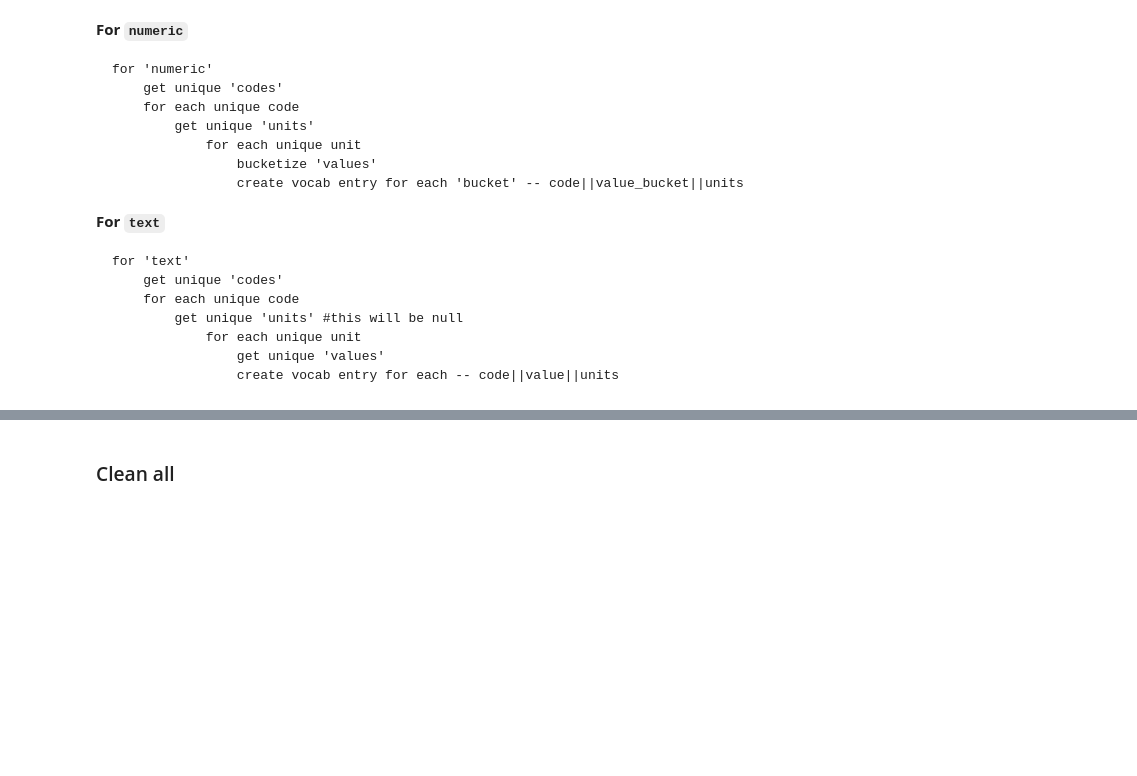
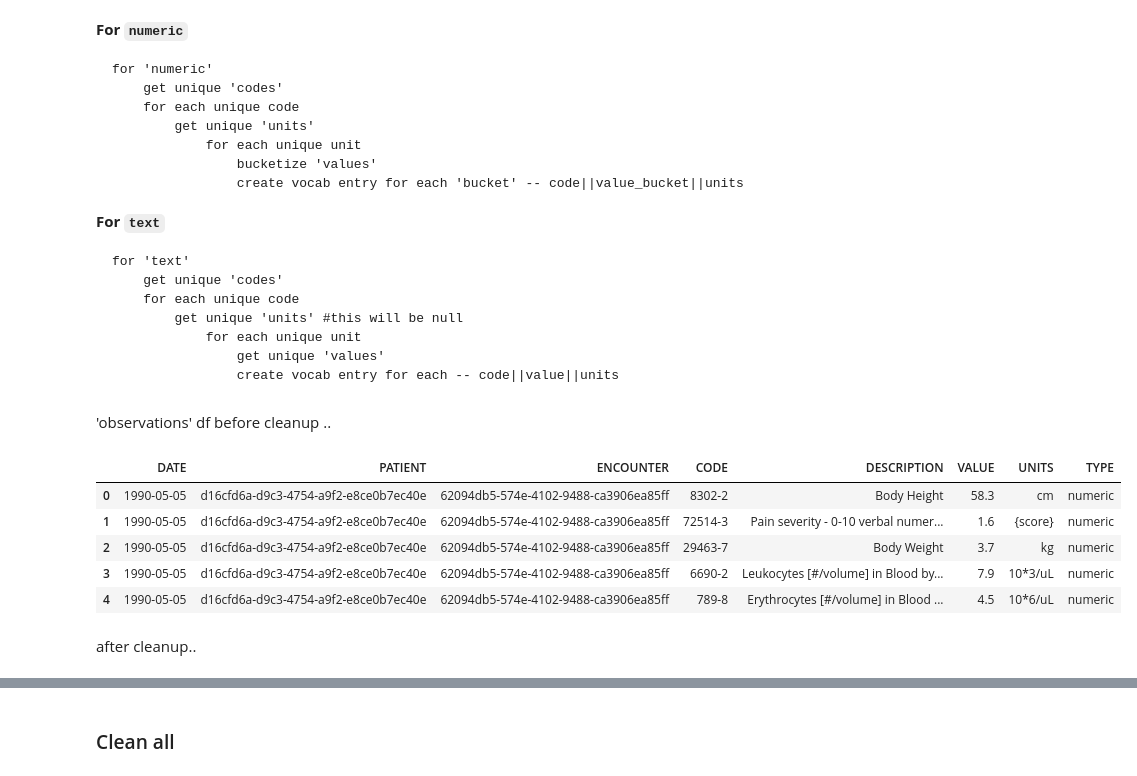
Before and after one commit to corazonlabs/lemonpie, a Jupyter notebook: 01_preprocessing_clean.ipynb, the cells around one changed output, grey strips where cells are left out. Cells and saved outputs as stored; diff of their text form; code cells hidden in the pictures; blank space fills up the shorter version.

````diff
--- a/01_preprocessing_clean.ipynb
+++ b/01_preprocessing_clean.ipynb
@@ -247,3 +296,14 @@ for 'text'
                 get unique 'values'
                 create vocab entry for each -- code||value||units
 ```
+# %% [markdown]
+'observations' df before cleanup ..
+# %%
+observations.head()
+# %% [output]
+|  | DATE | PATIENT | ENCOUNTER | CODE | DESCRIPTION | VALUE | UNITS | TYPE |
+| 0 | 1990-05-05 | d16cfd6a-d9c3-4754-a9f2-e8ce0b7ec40e | 62094db5-574e-4102-9488-ca3906ea85ff | 8302-2 | Body Height | 58.3 | cm | numeric |
+| 1 | 1990-05-05 | d16cfd6a-d9c3-4754-a9f2-e8ce0b7ec40e | 62094db5-574e-4102-9488-ca3906ea85ff | 72514-3 | Pain severity - 0-10 verbal numer... | 1.6 | {score} | numeric |
+| 2 | 1990-05-05 | d16cfd6a-d9c3-4754-a9f2-e8ce0b7ec40e | 62094db5-574e-4102-9488-ca3906ea85ff | 29463-7 | Body Weight | 3.7 | kg | numeric |
+| 3 | 1990-05-05 | d16cfd6a-d9c3-4754-a9f2-e8ce0b7ec40e | 62094db5-574e-4102-9488-ca3906ea85ff | 6690-2 | Leukocytes [#/volume] in Blood by... | 7.9 | 10*3/uL | numeric |
+| 4 | 1990-05-05 | d16cfd6a-d9c3-4754-a9f2-e8ce0b7ec40e | 62094db5-574e-4102-9488-ca3906ea85ff | 789-8 | Erythrocytes [#/volume] in Blood ... | 4.5 | 10*6/uL | numeric |
@@ -249,0 +313,2 @@ for 'text'
+# %% [markdown]
+after cleanup..
````
Also changed, not shown: parts of 40 cells of this notebook, 15 other files.
